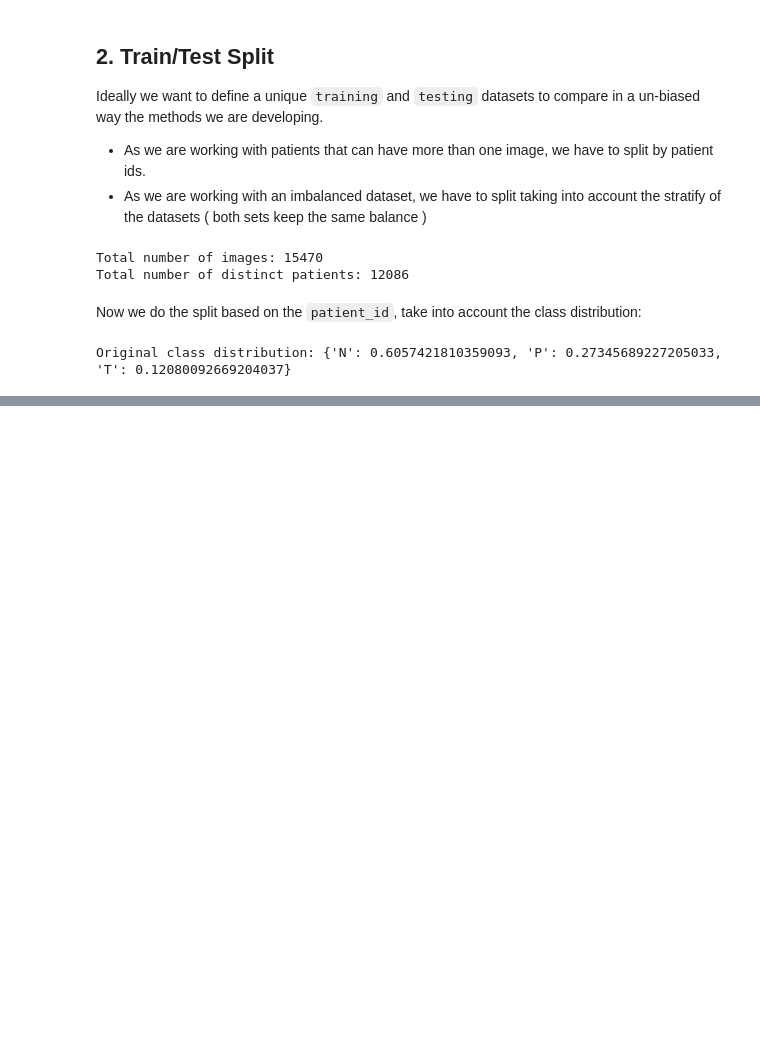
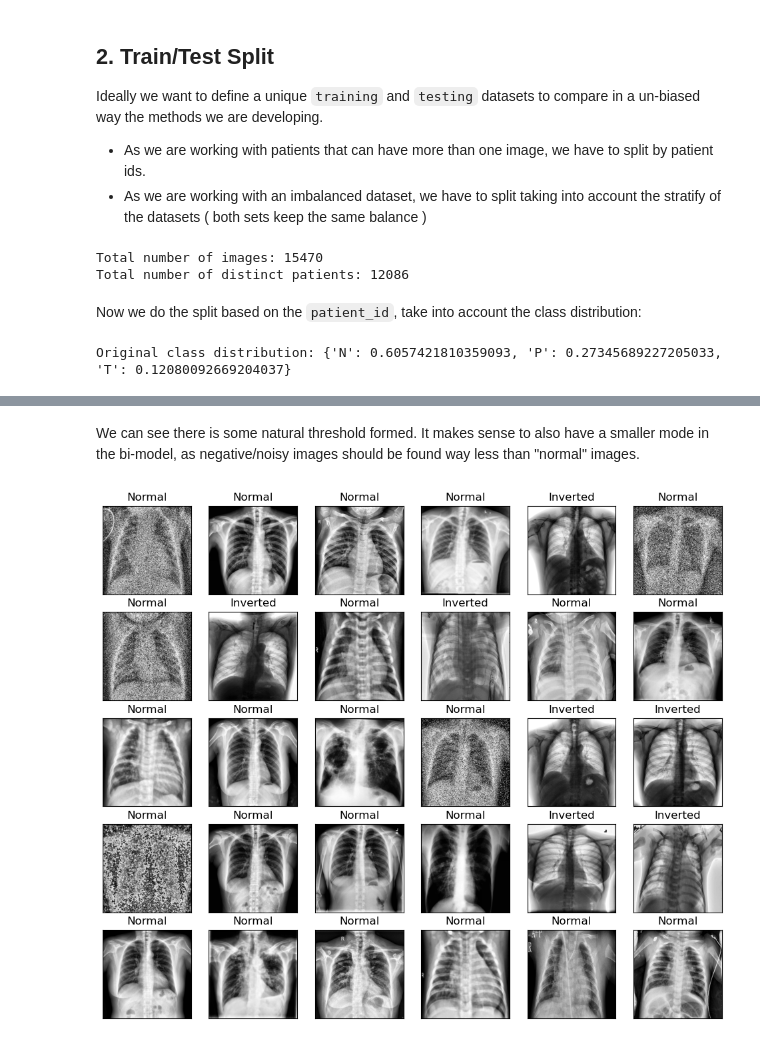
Before and after one commit to vvcastro/vision-chestXRay, a Jupyter notebook: 01_preprocessing.ipynb, the cells around one changed output, grey strips where cells are left out. Cells and saved outputs as stored; diff of their text form; code cells hidden in the pictures; blank space fills up the shorter version.

```diff
--- a/01_preprocessing.ipynb
+++ b/01_preprocessing.ipynb
@@ -81,0 +221,27 @@ Testing data size: 3084 samples
+# %% [markdown]
+We can see there is some natural threshold formed. It makes sense to also have a smaller mode in the bi-model, as negative/noisy images should be found way less than "normal" images.
+# %%
+SAMPLE_SIZE = 30
+INVERT_THRESHOLD = 65 # conservative value
+
+# test mean threshold
+activated_samples = [ n for n in img_stats if ( mean_stat(img_stats[n]) < INVERT_THRESHOLD )]
+non_activated_samples = [ n for n in img_stats if ( mean_stat(img_stats[n]) >= INVERT_THRESHOLD )]
+
+# to show samples
+show_samples = np.random.choice(
+    [ n for n in img_stats.keys() if n not in non_activated_samples[::2] ],
+    size=SAMPLE_SIZE,
+    replace=False
+)
+np.random.shuffle( show_samples )
+
+fig, ax = plt.subplots(5, 6, figsize=(12, 10))
+for num in range( SAMPLE_SIZE ):
+    i, j = num // 6, num % 6
+    img = read_image( show_samples[num] )
+    ax[i, j].imshow(img, cmap='gray'), ax[i, j].set_xticks([]), ax[i, j].set_yticks([])
+    ax[i, j].set_title( "Inverted" if show_samples[num] in activated_samples else "Normal")
+plt.show()
+# %% [output]
+[figure, added]
```
Also changed, not shown: parts of 19 cells of this notebook, 1 other file.
